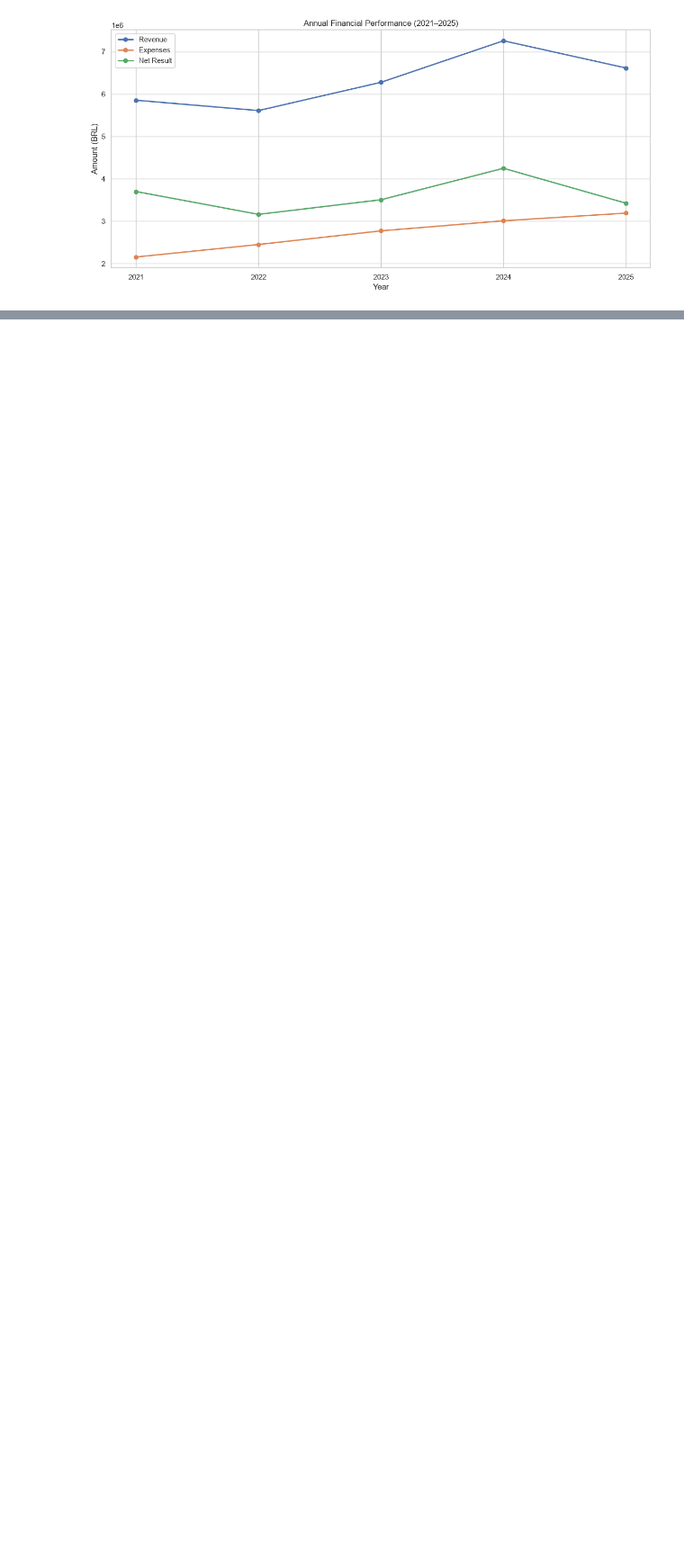
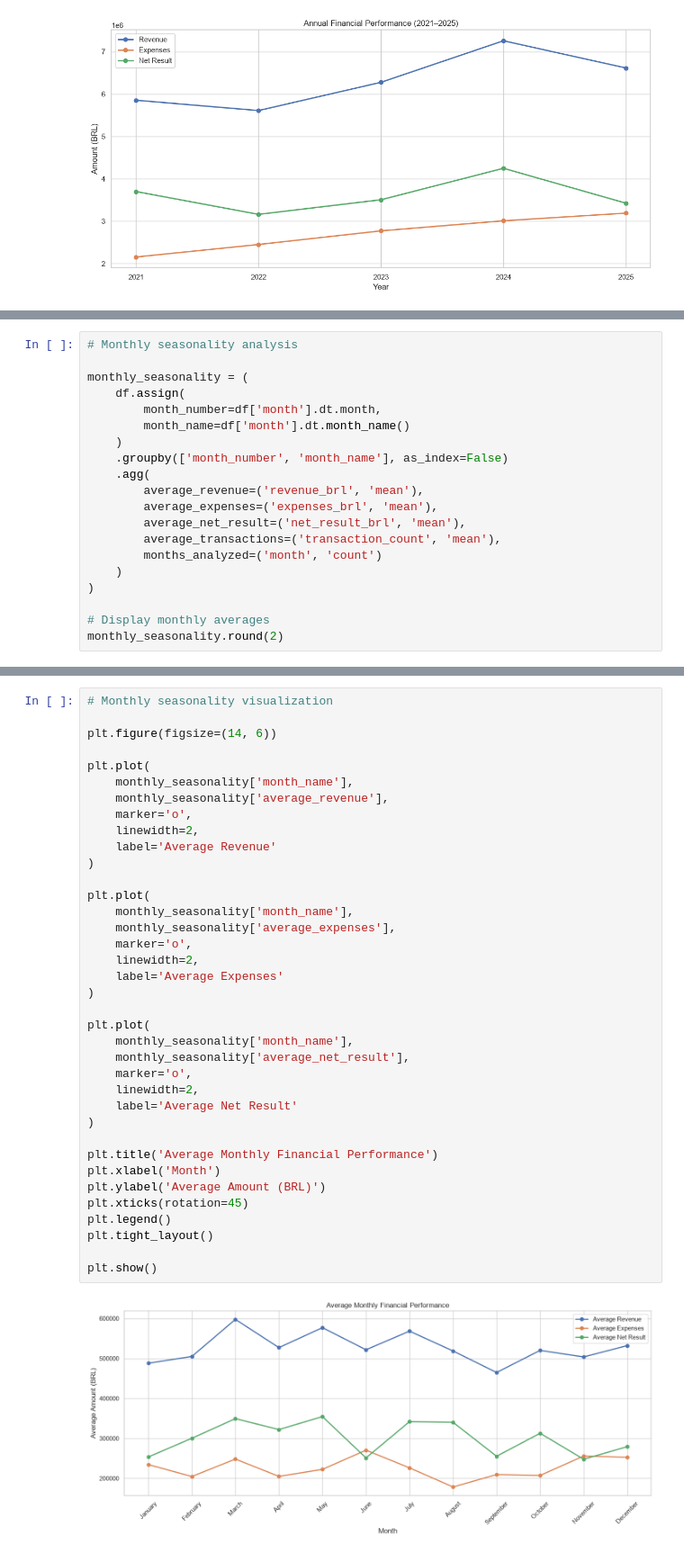
Before and after one commit to guilherme-santos-machado/portfolio-data-analytics, a Jupyter notebook: 03-exploratory-data-analysis-python/notebooks/02_exploratory_data_analysis.ipynb, the cells around one changed output, grey strips where cells are left out. Shown at 90% size. Saved outputs shown, nothing was run; the diff lists cells and outputs as text; blank space fills up the shorter version.

```diff
--- a/03-exploratory-data-analysis-python/notebooks/02_exploratory_data_analysis.ipynb
+++ b/03-exploratory-data-analysis-python/notebooks/02_exploratory_data_analysis.ipynb
@@ -444,0 +531,20 @@ plt.show()
+# %%
+# Monthly seasonality analysis
+
+monthly_seasonality = (
+    df.assign(
+        month_number=df['month'].dt.month,
+        month_name=df['month'].dt.month_name()
+    )
+    .groupby(['month_number', 'month_name'], as_index=False)
+    .agg(
+        average_revenue=('revenue_brl', 'mean'),
+        average_expenses=('expenses_brl', 'mean'),
+        average_net_result=('net_result_brl', 'mean'),
+        average_transactions=('transaction_count', 'mean'),
+        months_analyzed=('month', 'count')
+    )
+)
+
+# Display monthly averages
+monthly_seasonality.round(2)
@@ -444,0 +597,39 @@ plt.show()
+# %%
+# Monthly seasonality visualization
+
+plt.figure(figsize=(14, 6))
+
+plt.plot(
+    monthly_seasonality['month_name'],
+    monthly_seasonality['average_revenue'],
+    marker='o',
+    linewidth=2,
+    label='Average Revenue'
+)
+
+plt.plot(
+    monthly_seasonality['month_name'],
+    monthly_seasonality['average_expenses'],
+    marker='o',
+    linewidth=2,
+    label='Average Expenses'
+)
+
+plt.plot(
+    monthly_seasonality['month_name'],
+    monthly_seasonality['average_net_result'],
+    marker='o',
+    linewidth=2,
+    label='Average Net Result'
+)
+
+plt.title('Average Monthly Financial Performance')
+plt.xlabel('Month')
+plt.ylabel('Average Amount (BRL)')
+plt.xticks(rotation=45)
+plt.legend()
+plt.tight_layout()
+
+plt.show()
+# %% [output]
+[figure, added]
```
Also changed, not shown: parts of 6 cells of this notebook.
